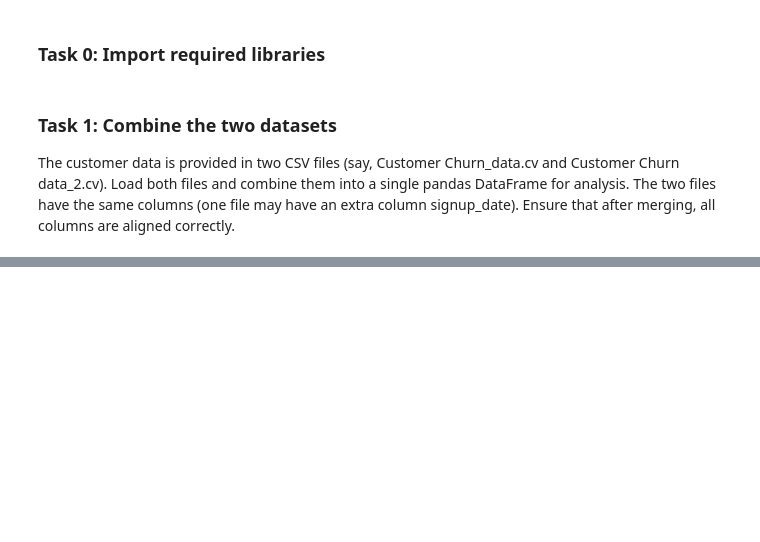
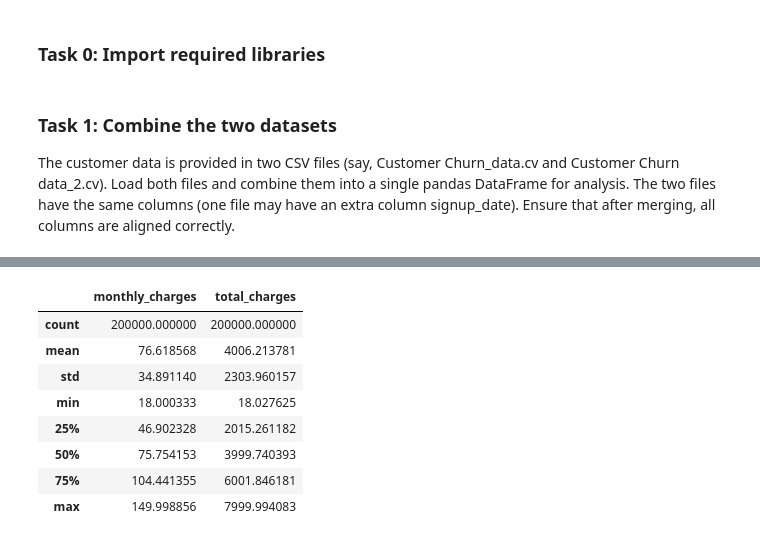
Before and after one commit to sudhirjangra/telecom_customer_churn_analysis, a Jupyter notebook: customer_churn.ipynb, the cells around one changed output, grey strips where cells are left out. Saved outputs shown, nothing was run; the diff lists cells and outputs as text; code cells hidden in the pictures; blank space fills up the shorter version.

```diff
--- a/customer_churn.ipynb
+++ b/customer_churn.ipynb
@@ -101,0 +211,13 @@ file2.head(2)
+# %%
+data.describe(include=float)
+# tenure*monthly charges = total_charges
+# %% [output]
+|  | monthly_charges | total_charges |
+| count | 200000.000000 | 200000.000000 |
+| mean | 76.618568 | 4006.213781 |
+| std | 34.891140 | 2303.960157 |
+| min | 18.000333 | 18.027625 |
+| 25% | 46.902328 | 2015.261182 |
+| 50% | 75.754153 | 3999.740393 |
+| 75% | 104.441355 | 6001.846181 |
+| max | 149.998856 | 7999.994083 |
```
Also changed, not shown: parts of 12 cells of this notebook.
